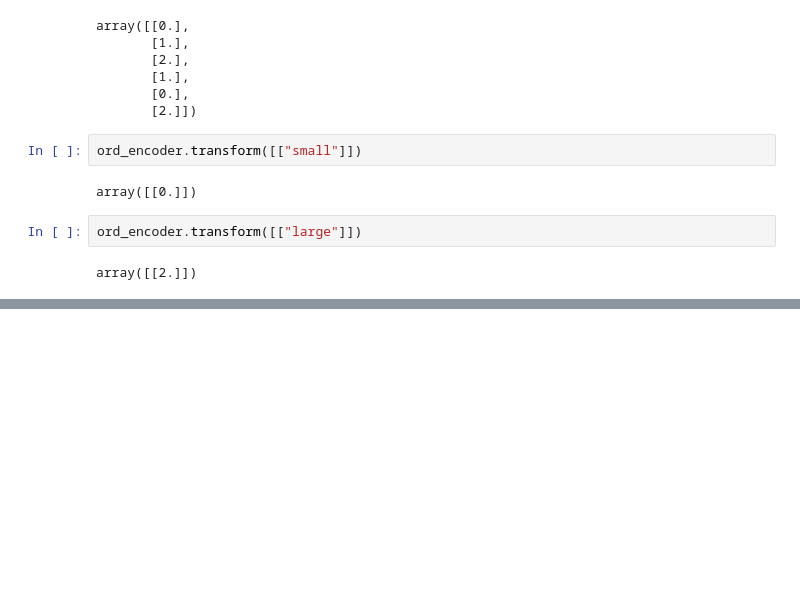
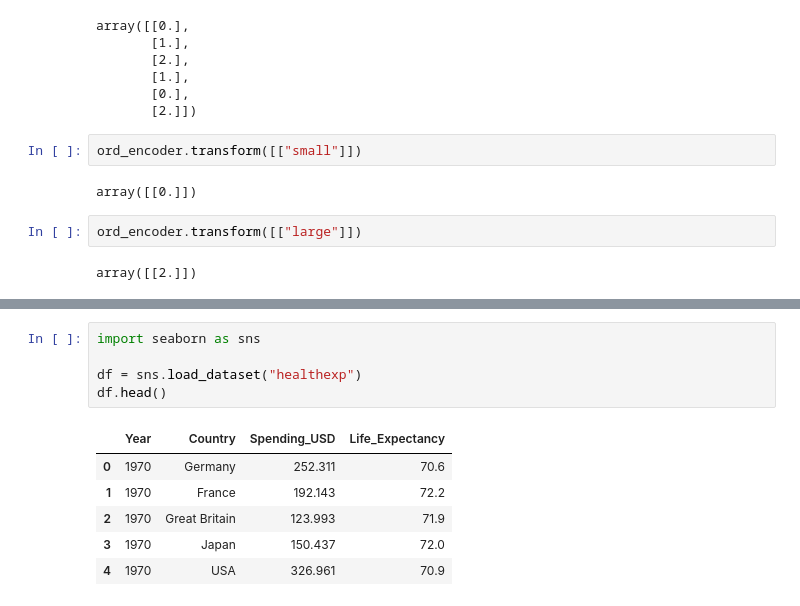
Before and after one commit to prshntshinde/pw-datascience, a Jupyter notebook: practice_sessions/machine-learning/ml-ses1.ipynb, the cells around one changed output, grey strips where cells are left out. Saved outputs shown, nothing was run; the diff lists cells and outputs as text; blank space fills up the shorter version.

```diff
--- a/practice_sessions/machine-learning/ml-ses1.ipynb
+++ b/practice_sessions/machine-learning/ml-ses1.ipynb
@@ -870,0 +957,12 @@ array([[2.]])
+# %%
+import seaborn as sns
+
+df = sns.load_dataset("healthexp")
+df.head()
+# %% [output]
+|  | Year | Country | Spending_USD | Life_Expectancy |
+| 0 | 1970 | Germany | 252.311 | 70.6 |
+| 1 | 1970 | France | 192.143 | 72.2 |
+| 2 | 1970 | Great Britain | 123.993 | 71.9 |
+| 3 | 1970 | Japan | 150.437 | 72.0 |
+| 4 | 1970 | USA | 326.961 | 70.9 |
```
Also changed, not shown: parts of 11 cells of this notebook.
